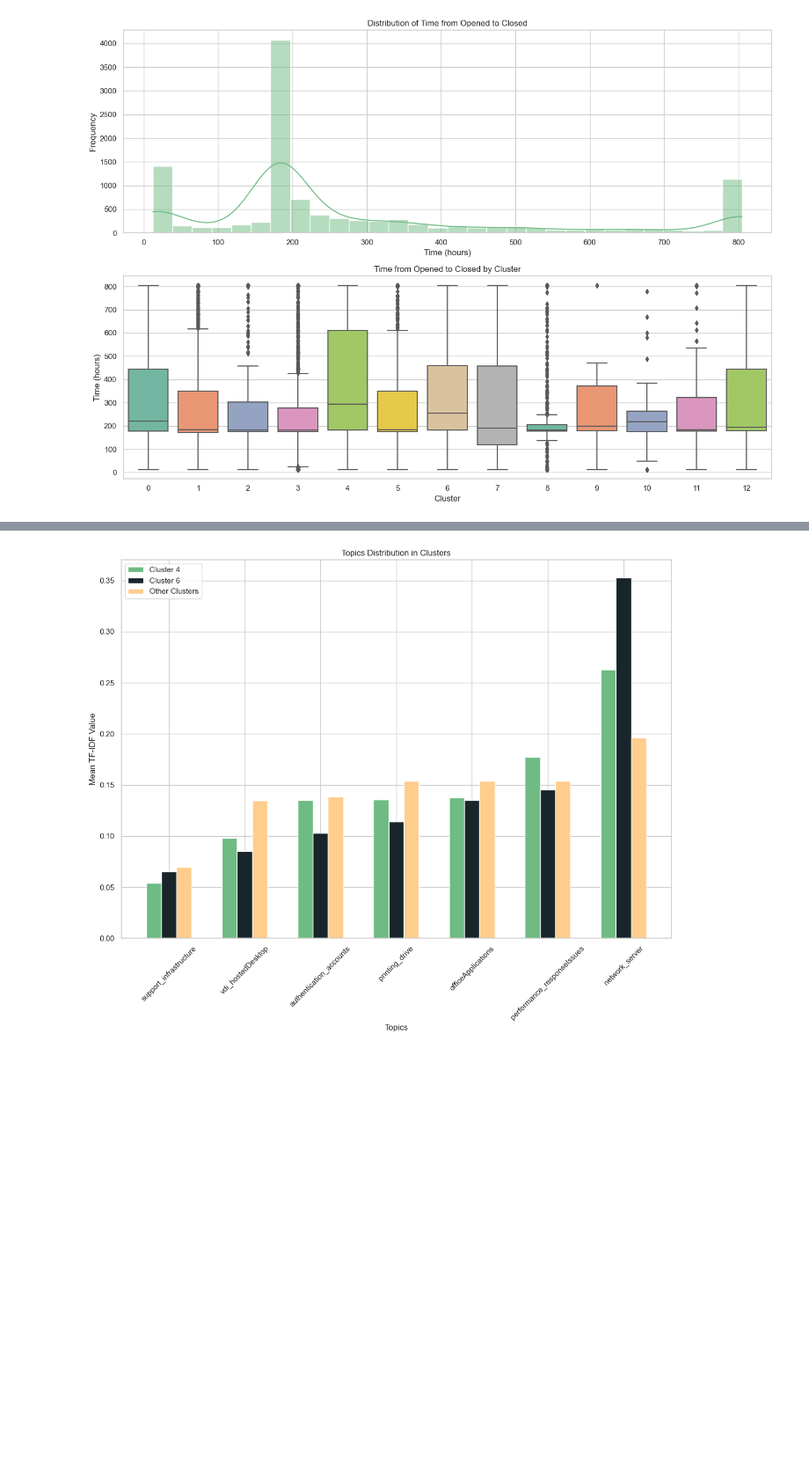
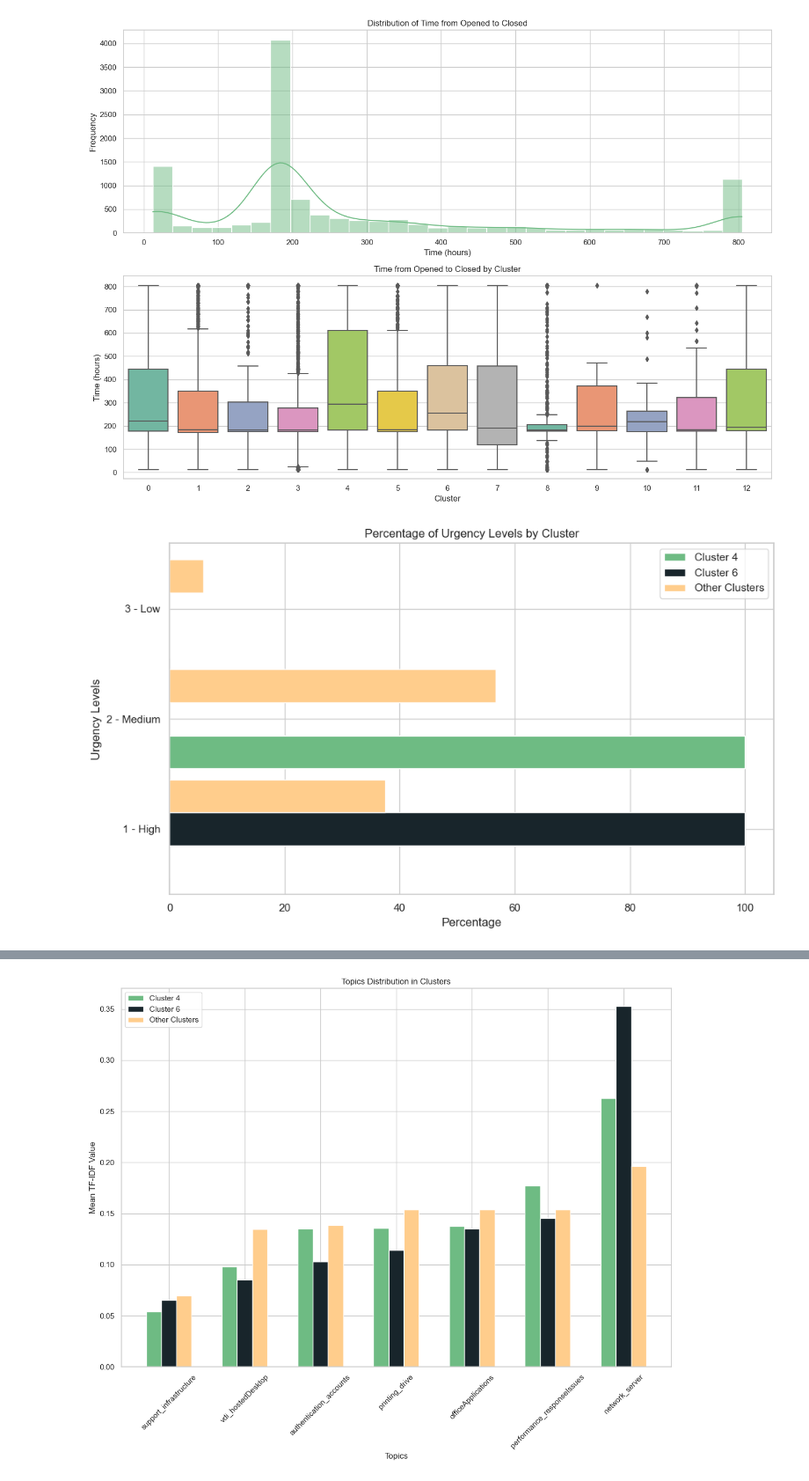
Before and after one commit to Larsibaer/Thesis, a Jupyter notebook: code_analysis.ipynb, the cells around one changed output, grey strips where cells are left out. Shown at 88% size. Drawn from its saved outputs; the diff is of its cells as text; code cells hidden in the pictures; blank space fills up the shorter version.

```diff
--- a/code_analysis.ipynb
+++ b/code_analysis.ipynb
@@ -118,3 +118,88 @@ plt.tight_layout()
 plt.show()
 # %% [output]
 [figure]
+# %%
+import matplotlib.pyplot as plt
+import pandas as pd
+
+# Assuming 'data' is your DataFrame and the percentages have been calculated
+data['Cluster_Group'] = data['cluster'].apply(lambda x: 'Cluster 4' if x == 4 else ('Cluster 6' if x == 6 else 'Other Clusters'))
+
+def calculate_percentage(column):
+    return data.groupby('Cluster_Group')[column].value_counts(normalize=True).unstack(fill_value=0) * 100
+
+# Calculate percentages for 'urgency', 'case_cause', 'resolution_code'
+urgency_percentage = calculate_percentage('urgency')
+case_cause_percentage = calculate_percentage('case_cause')
+resolution_code_percentage = calculate_percentage('resolution_code')
+business_service_percentage = calculate_percentage('business_service')
+
+# Define the color map explicitly
+cluster_colors = {'Cluster 4': color_main, 'Cluster 6': color_second, 'Other Clusters': color_CS}
+cluster_offset = {'Cluster 4': 0, 'Cluster 6': 0.3, 'Other Clusters': 0.6}  # Offset for side-by-side bars
+
+# Function to plot bars side-by-side for each variable
+def plot_side_by_side(ax, percentages, title, xlabel, ylabel):
+    categories = percentages.columns
+    width = 0.3  # width of the bars
+    for cluster, color in cluster_colors.items():
+        offsets = [x + cluster_offset[cluster] for x in range(len(categories))]
+        ax.barh(offsets, percentages.loc[cluster], color=color, label=cluster, height=width)
+    ax.set_title(title)
+    ax.set_xlabel(xlabel)
+    ax.set_ylabel(ylabel)
+    ax.set_yticks([x + 0.3 for x in range(len(categories))])  # Adjust y-ticks to align with the middle of the groups
+    ax.set_yticklabels(categories)
+    ax.legend()
+
+# Create separate plots
+fig1, ax1 = plt.subplots(figsize=(10, 6))
+plot_side_by_side(ax1, urgency_percentage, 'Percentage of Urgency Levels by Cluster', 'Percentage', 'Urgency Levels')
+fig1.tight_layout()
+fig1.show()
+
+
+# generate a dictionary of new labels for the case_cause columns
+case_cause_labels_org = [col for col in case_cause_percentage.columns]
+case_cause_labels = {v: f'case_cause{i+1}' for i, v in enumerate(case_cause_percentage.columns)}
+case_cause_labels_df = pd.DataFrame(case_cause_labels.items(), columns=['Original', 'Rename'])
+
+# save as csv
+case_cause_labels_df.to_csv('Data/tables/case_cause_labels.csv', index=False)
+case_cause_percentage.rename(columns=case_cause_labels, inplace=True)
+
+
+fig2, ax2 = plt.subplots(figsize=(10, 6))
+plot_side_by_side(ax2, case_cause_percentage, 'Percentage of Case Causes by Cluster', 'Percentage', 'Case Causes')
+fig2.tight_layout()
+fig2.show()
+
+# generate a dictionary of new labels for the resolution_code columns
+resolution_code_labels_org = [col for col in resolution_code_percentage.columns]
+resolution_code_labels = {v: f'resolution_code{i+1}' for i, v in enumerate(resolution_code_percentage.columns)}
+resolution_code_labels_df = pd.DataFrame(resolution_code_labels.items(), columns=['Original', 'Rename'])
+
+# save as csv
+resolution_code_labels_df.to_csv('Data/tables/resolution_code_labels.csv', index=False)
+resolution_code_percentage.rename(columns=resolution_code_labels, inplace=True)
+
+fig3, ax3 = plt.subplots(figsize=(10, 6))
+plot_side_by_side(ax3, resolution_code_percentage, 'Percentage of Resolution Codes by Cluster', 'Percentage', 'Resolution Codes')
+fig3.tight_layout()
+fig3.show()
+
+# generate a dictionary of new labels for the business_service columns
+business_service_labels_org = [col for col in business_service_percentage.columns]
+business_service_labels = {v: f'business_service{i+1}' for i, v in enumerate(business_service_percentage.columns)}
+business_service_labels_df = pd.DataFrame(business_service_labels.items(), columns=['Original', 'Rename'])
+
+# save as csv
+business_service_labels_df.to_csv('Data/tables/business_service_labels.csv', index=False)
+business_service_percentage.rename(columns=business_service_labels, inplace=True)
+
+fig3, ax3 = plt.subplots(figsize=(10, 6))
+plot_side_by_side(ax3, business_service_percentage, 'Percentage of Resolution Codes by Cluster', 'Percentage', 'Resolution Codes')
+fig3.tight_layout()
+fig3.show()
+# %% [output]
+[figure, added]
```
Also changed, not shown: parts of 3 cells of this notebook.
